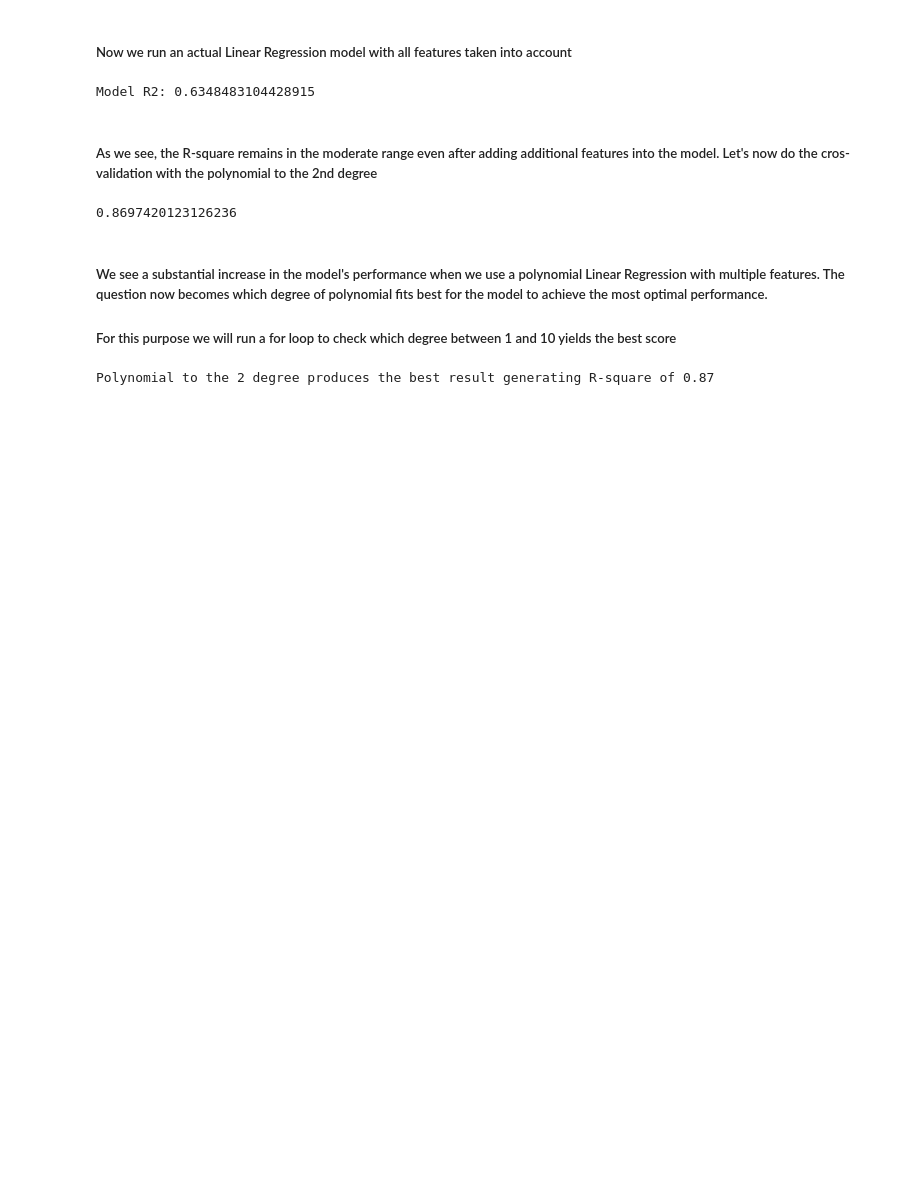
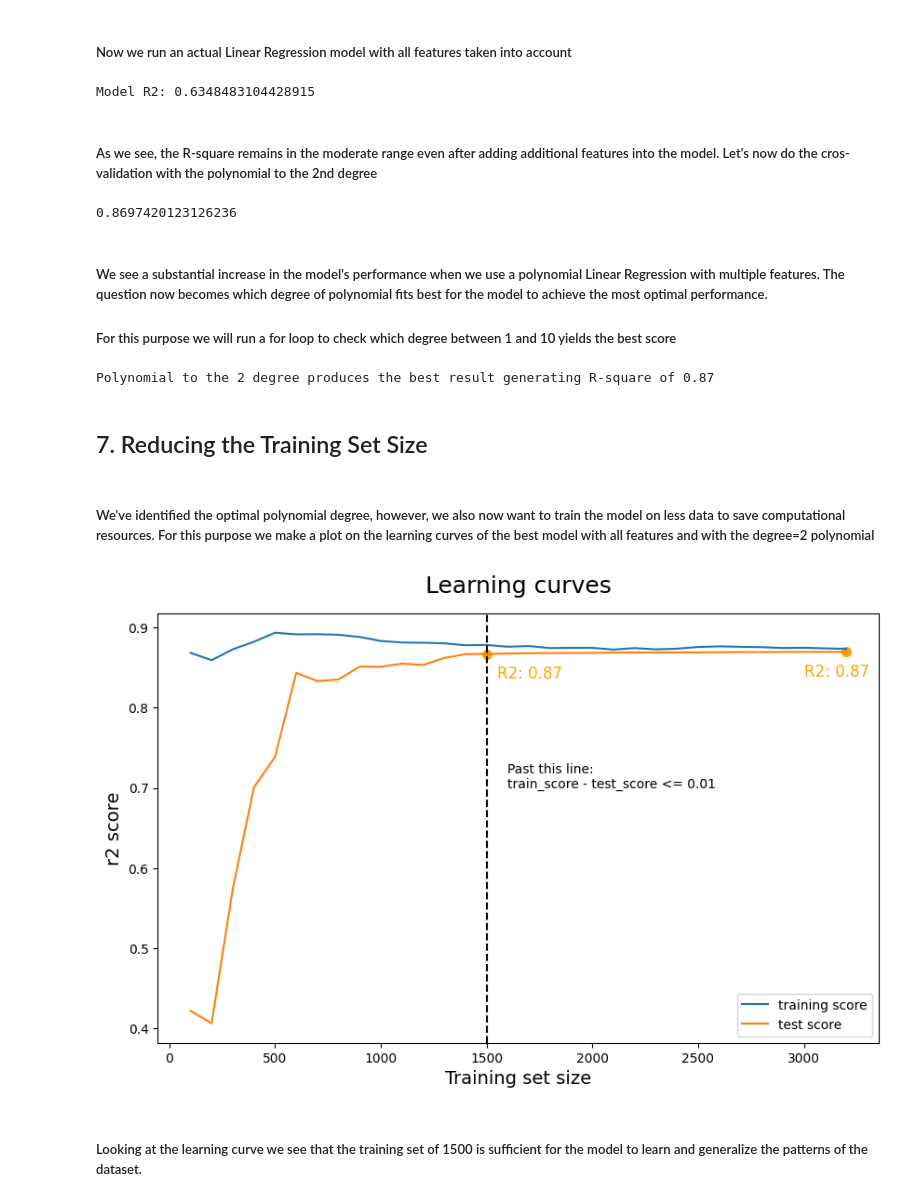
Before and after one commit to Dimasaur/nba_project, a Jupyter notebook: nba_project.ipynb, the cells around one changed output. Drawn from its saved outputs; the diff is of its cells as text; code cells hidden in the pictures; blank space fills up the shorter version.

Commit message:
checked the computational efficiency of the model

```diff
--- a/nba_project.ipynb
+++ b/nba_project.ipynb
@@ -414,3 +414,60 @@ print(f"Polynomial to the {best_poly_degree} degree produces the best result gen
  {round(max(polynomial_scores),2)}")
 # %% [output]
 Polynomial to the 2 degree produces the best result generating R-square of 0.87
+# %% [markdown]
+## 7. Reducing the Training Set Size
+# %% [markdown]
+##### We've identified the optimal polynomial degree, however, we also now want to train the model on less data to save computational resources. For this purpose we make a plot on the learning curves of the best model with all features and with the degree=2 polynomial
+# %%
+# create the training size slices
+train_sizes = np.linspace(100, 3200, 32, dtype='int')
+
+X_poly = PolynomialFeatures(degree=2, include_bias=False).fit_transform(mp_poss_do_pacing)
+
+# Get train scores, train sizes, and validation scores using `learning_curve`, r2 score
+train_sizes, train_scores, test_scores = learning_curve(
+    estimator = LinearRegression(),
+    X = X_poly,
+    y = y,
+    train_sizes = train_sizes,
+    cv = 5
+)
+
+# Take the mean of cross-validated train scores and validation scores
+train_scores_mean = np.mean(train_scores, axis=1)
+test_scores_mean = np.mean(test_scores, axis=1)
+
+# Plotting the learning curves
+plt.figure(figsize=(10,6))
+plt.plot(train_sizes, train_scores_mean, label = 'training score')
+plt.plot(train_sizes, test_scores_mean, label = 'test score')
+plt.ylabel('r2 score', fontsize = 14)
+plt.xlabel('Training set size', fontsize = 14)
+plt.title('Learning curves', fontsize = 18, y = 1.03)
+
+# Plotting a line where difference of train and test score becomes <1%
+plt.axvline(1500, linestyle='--', c='black')
+plt.annotate('Past this line:\ntrain_score - test_score <= 0.01', xy=(1600, 0.7))
+
+
+# Comparing test scores at that line and at max training data (80% of data)
+plt.scatter(train_sizes[14], test_scores_mean[14], c='orange', s=50)
+plt.annotate(
+    f"R2: {round(test_scores_mean[14], 2)}",
+    xy=(train_sizes[14] + 50, test_scores_mean[14] - 0.03),
+    fontsize=12, c='orange'
+)
+
+plt.scatter(train_sizes[31], test_scores_mean[31], c='orange', s=50)
+plt.annotate(
+    f"R2: {round(test_scores_mean[31],2)}",
+    xy=(train_sizes[31] - 200, test_scores_mean[31] - 0.03),
+    fontsize=12, c='orange'
+)
+
+
+plt.legend();
+# %% [output]
+[figure, added]
+# %% [markdown]
+##### Looking at the learning curve we see that the training set of 1500 is sufficient for the model to learn and generalize the patterns of the dataset.
```
